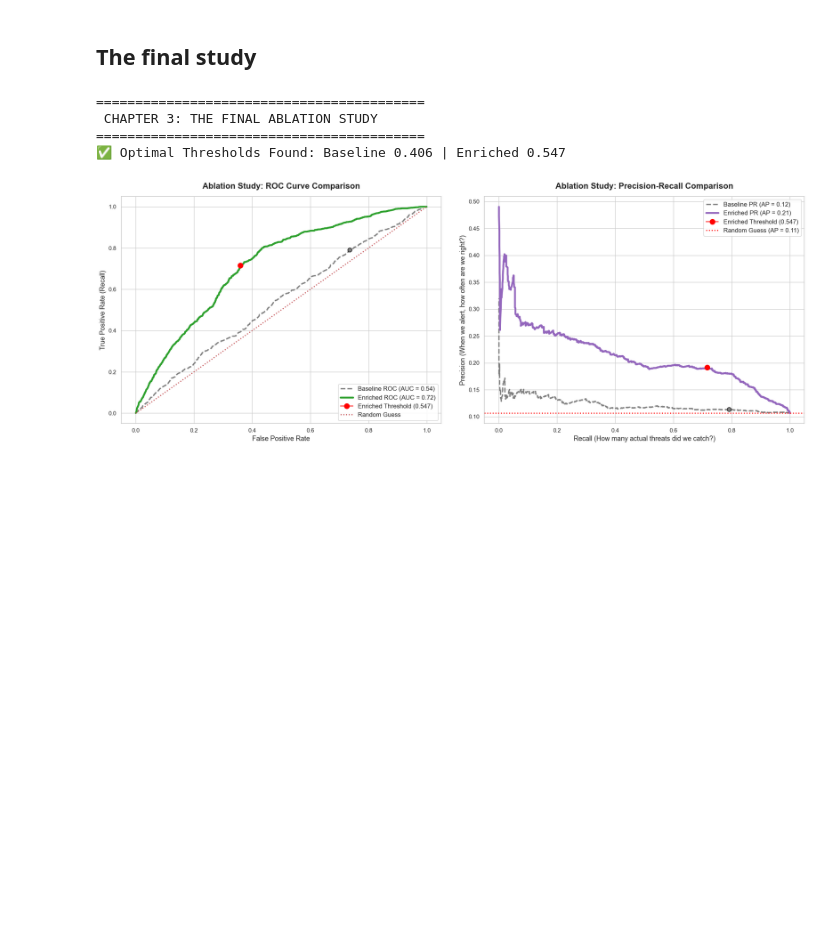
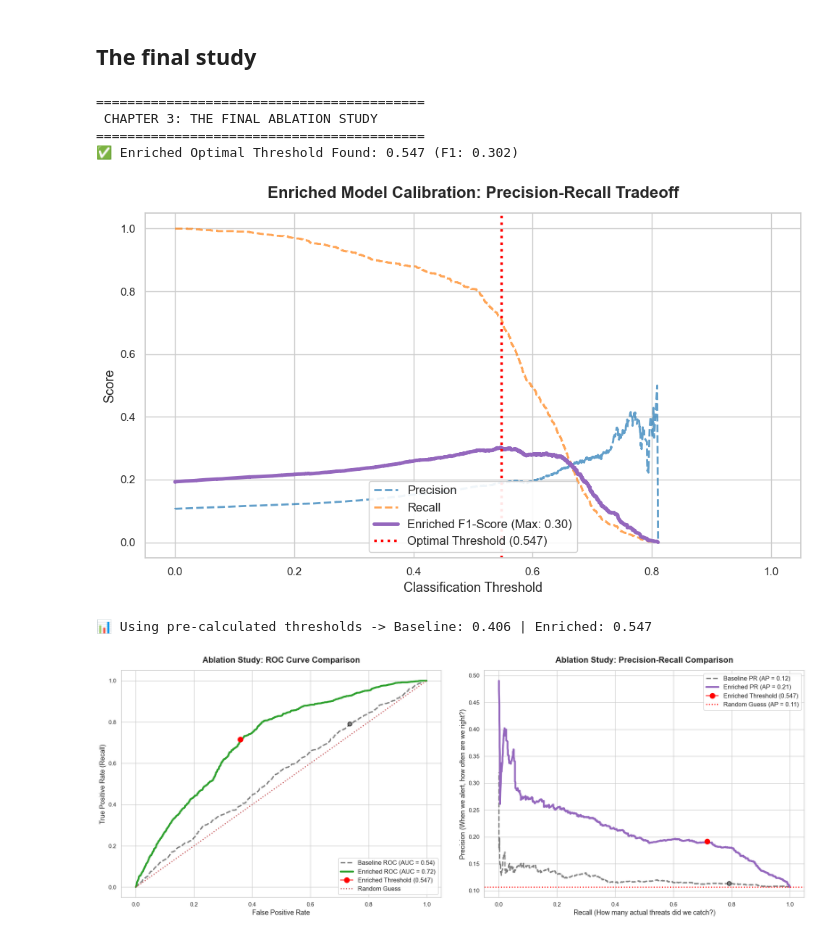
Before and after one commit to mdyagual/sna-for-oms-project, a Jupyter notebook: notebooks/risk_final_evaluation.ipynb, the cells around one changed output. Cells and saved outputs as stored; diff of their text form; code cells hidden in the pictures; blank space fills up the shorter version.

Commit message:
chore: :zap: Modifications related to enriched results

```diff
--- a/notebooks/risk_final_evaluation.ipynb
+++ b/notebooks/risk_final_evaluation.ipynb
@@ -476,19 +525,19 @@ Epoch 140 | Loss: 0.6075
 # %%
-def plot_ablation_evaluation(y_true_base, y_probs_base, y_true_enr, y_probs_enr):
+def plot_ablation_evaluation(y_true_base, y_probs_base, opt_thresh_base, y_true_enr, y_probs_enr, opt_thresh_enr):
     fig, (ax1, ax2) = plt.subplots(1, 2, figsize=(20, 8))
     sns.set_theme(style="whitegrid")
 
     # --- Helper: Optimal Threshold ---
-    def get_optimal_threshold(y_t, y_p):
-        precisions, recalls, thresholds = precision_recall_curve(y_t, y_p)
-        f1_scores = np.divide(2 * (precisions[:-1] * recalls[:-1]), (precisions[:-1] + recalls[:-1]),
-                              out=np.zeros_like(precisions[:-1]), where=(precisions[:-1] + recalls[:-1]) != 0)
-        return thresholds[np.argmax(f1_scores)]
+    #def get_optimal_threshold(y_t, y_p):
+    #    precisions, recalls, thresholds = precision_recall_curve(y_t, y_p)
+    #    f1_scores = np.divide(2 * (precisions[:-1] * recalls[:-1]), (precisions[:-1] + recalls[:-1]),
+    #                          out=np.zeros_like(precisions[:-1]), where=(precisions[:-1] + recalls[:-1]) != 0)
+    #    return thresholds[np.argmax(f1_scores)]
 
-    opt_thresh_base = get_optimal_threshold(y_true_base, y_probs_base)
-    opt_thresh_enr = get_optimal_threshold(y_true_enr, y_probs_enr)
-    print(f"✅ Optimal Thresholds Found: Baseline {opt_thresh_base:.3f} | Enriched {opt_thresh_enr:.3f}")
-
+    #opt_thresh_base = get_optimal_threshold(y_true_base, y_probs_base)
+    #opt_thresh_enr = get_optimal_threshold(y_true_enr, y_probs_enr)
+    #print(f"✅ Optimal Thresholds Found: Baseline {opt_thresh_base:.3f} | Enriched {opt_thresh_enr:.3f}")
+    print(f"📊 Using pre-calculated thresholds -> Baseline: {opt_thresh_base:.3f} | Enriched: {opt_thresh_enr:.3f}")
     # --- Smoothing Factor ---
     # Higher sigma = softer line. 2 to 3 is a good balance of smoothness without distorting reality.
     smooth_sigma = 2.5
@@ -564,19 +613,31 @@ def plot_ablation_evaluation(y_true_base, y_probs_base, y_true_enr, y_probs_enr)
 # %%
 # Note: I noticed in your code you had Enriched ROC as green (#2ca02c) and Enriched PR as purple (#9467bd).
 # Feel free to adjust the colors inside your function to whatever you prefer!
 
 print("==========================================")
 print(" CHAPTER 3: THE FINAL ABLATION STUDY      ")
 print("==========================================")
 
-fig_ablation = plot_ablation_evaluation(y_true_base, y_probs_base, y_true_enr, y_probs_enr)
+
+
+#Plot the new Threshold Calibration Comparison!
+fig_ablation_thresh, opt_thresh_enr = plot_enriched_threshold_calibration(y_true_enr, y_probs_enr)
+plt.savefig(f"{timestamp_dist}_threshold_calibration_enriched.png", dpi=300, bbox_inches='tight')
+plt.show()
+
+fig_ablation = plot_ablation_evaluation(
+    y_true_base, y_probs_base, opt_thresh_base,
+    y_true_enr, y_probs_enr, opt_thresh_enr
+)
 
 timestamp_dist = datetime.now().strftime("%Y%m%d_%H%M%S")
 plt.savefig(f"{timestamp_dist}_final_ablation_study.png", dpi=300, bbox_inches='tight')
 plt.show()
 # %% [output]
 ==========================================
  CHAPTER 3: THE FINAL ABLATION STUDY
 ==========================================
-✅ Optimal Thresholds Found: Baseline 0.406 | Enriched 0.547
+✅ Enriched Optimal Threshold Found: 0.547 (F1: 0.302)
-[figure, old version]
+[figure, new version]
+📊 Using pre-calculated thresholds -> Baseline: 0.406 | Enriched: 0.547
+[figure, added]
```
Also changed, not shown: parts of 1 cell of this notebook.
